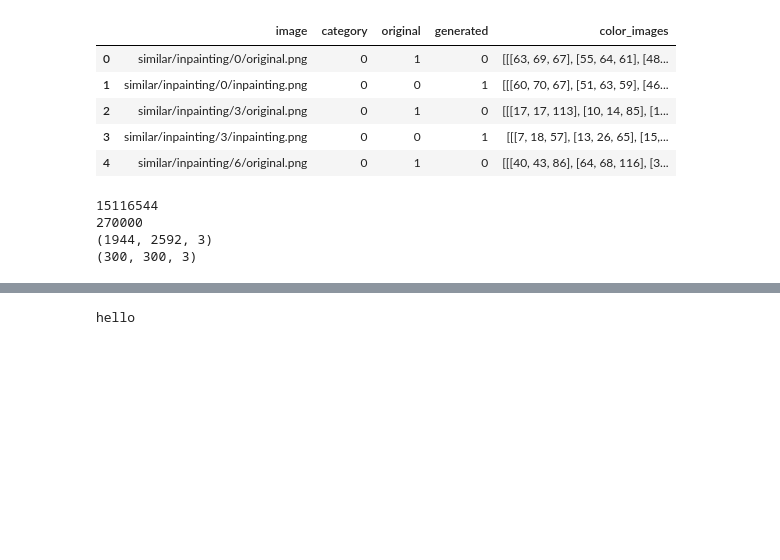
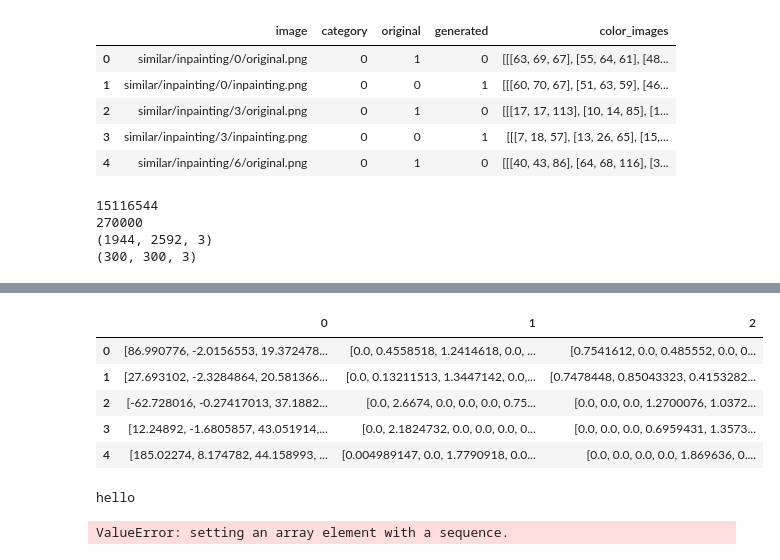
Before and after one commit to Joseph8761/DeepfakeDetection, a Jupyter notebook: data_preprossesing.ipynb, the cells around one changed output, grey strips where cells are left out. Cells and saved outputs as stored; diff of their text form; code cells hidden in the pictures; blank space fills up the shorter version.

Commit message:
Update data_preprossesing.ipynb
we added scaler functions and finished preprosseing by category

```diff
--- a/data_preprossesing.ipynb
+++ b/data_preprossesing.ipynb
@@ -267,4 +272,5 @@ print(train_features.shape)
 print(test_features.shape)
 train_features.to_csv("train_features.csv", index=False)
 test_features.to_csv("test_features.csv", index=False)
+train_features.head()
 # %% [output]
@@ -286,5 +292,11 @@ test_features.to_csv("test_features.csv", index=False)
 (152, 3)
 (96, 3)
+|  | 0 | 1 | 2 |
+| 0 | [86.990776, -2.0156553, 19.372478... | [0.0, 0.4558518, 1.2414618, 0.0, ... | [0.7541612, 0.0, 0.485552, 0.0, 0... |
+| 1 | [27.693102, -2.3284864, 20.581366... | [0.0, 0.13211513, 1.3447142, 0.0,... | [0.7478448, 0.85043323, 0.4153282... |
+| 2 | [-62.728016, -0.27417013, 37.1882... | [0.0, 2.6674, 0.0, 0.0, 0.0, 0.75... | [0.0, 0.0, 0.0, 1.2700076, 1.0372... |
+| 3 | [12.24892, -1.6805857, 43.051914,... | [0.0, 2.1824732, 0.0, 0.0, 0.0, 0... | [0.0, 0.0, 0.0, 0.6959431, 1.3573... |
+| 4 | [185.02274, 8.174782, 44.158993, ... | [0.004989147, 0.0, 1.7790918, 0.0... | [0.0, 0.0, 0.0, 0.0, 1.869636, 0.... |
 # %%
 colums =["image","category","original","generated"]
 train_data = pd.merge(train_df[colums],train_features,left_index = True,right_index = True)
@@ -298,0 +322,6 @@ def prepare_data_by_category(train_data,test_data,categories):
+# %%
+#@title Training a modle for inpainting images
+inpainting_x_train,inpainting_x_test,inpainting_y_train,inpainting_y_test = prepare_data_by_category(train_data,test_data,[0])
+scaled_x_train_in,scaled_x_test_in = scale(inpainting_x_train,inpainting_x_test)
+# %% [output]
+ValueError: setting an array element with a sequence.
```
Also changed, not shown: parts of 5 cells of this notebook.
